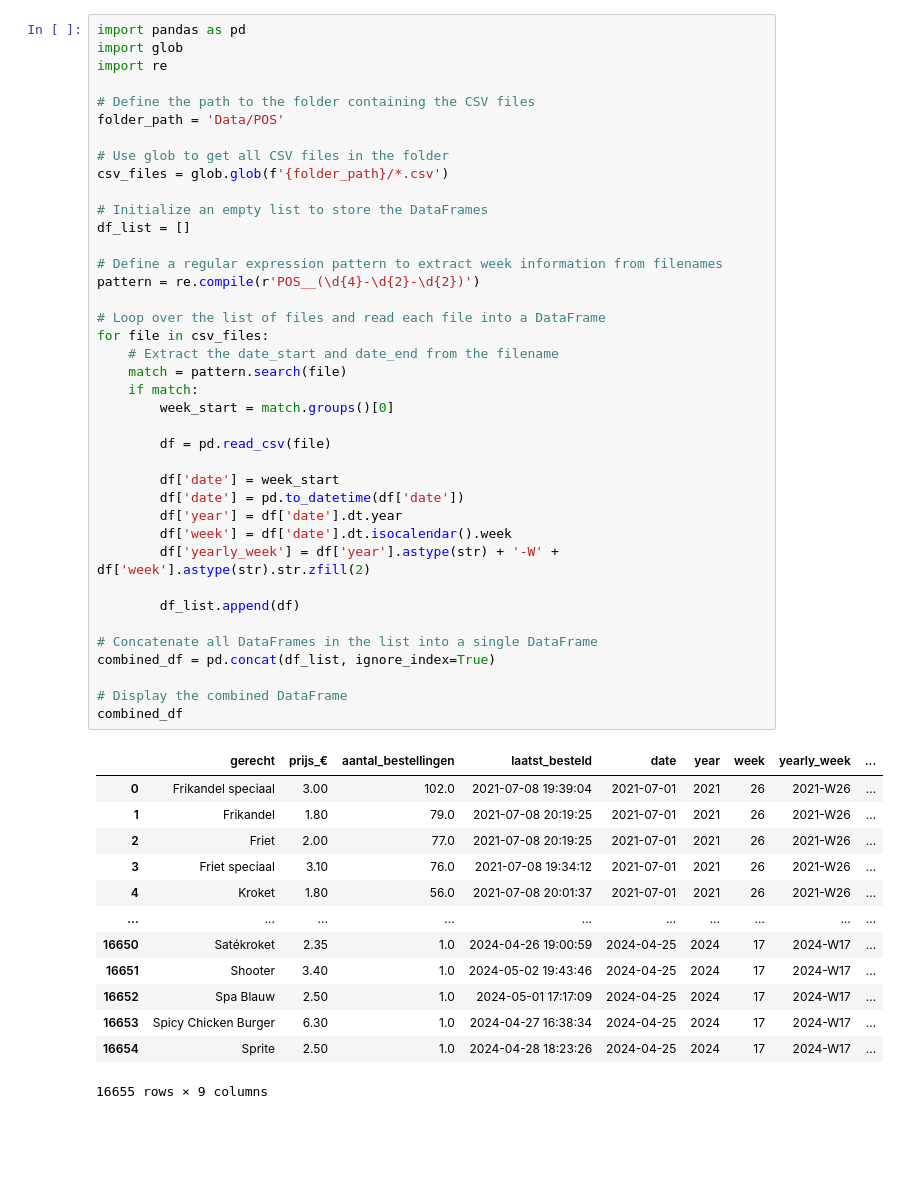
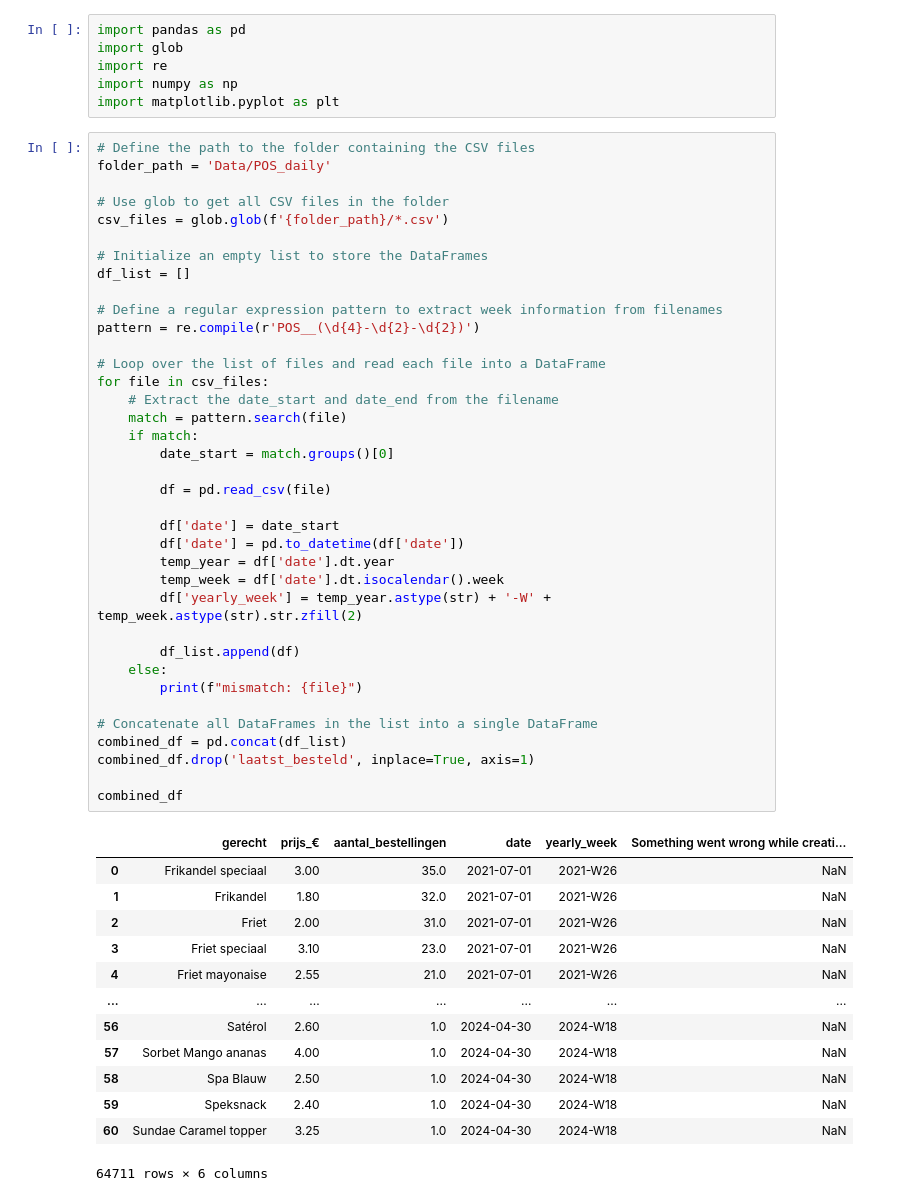
Before and after one commit to StevenLyy/S6-AI, a Jupyter notebook: data_challenge/data_challenge.ipynb, the cells around one changed output. Cells and saved outputs as stored; diff of their text form; blank space fills up the shorter version.

```diff
--- a/data_challenge/data_challenge.ipynb
+++ b/data_challenge/data_challenge.ipynb
@@ -1,53 +1,57 @@
+# %%
+import pandas as pd
+import glob
+import re
+import numpy as np
+import matplotlib.pyplot as plt
 # %%
-import pandas as pd
-import glob
-import re
-
 # Define the path to the folder containing the CSV files
-folder_path = 'Data/POS'
+folder_path = 'Data/POS_daily'
 
 # Use glob to get all CSV files in the folder
 csv_files = glob.glob(f'{folder_path}/*.csv')
 
 # Initialize an empty list to store the DataFrames
 df_list = []
 
 # Define a regular expression pattern to extract week information from filenames
 pattern = re.compile(r'POS__(\d{4}-\d{2}-\d{2})')
 
 # Loop over the list of files and read each file into a DataFrame
 for file in csv_files:
     # Extract the date_start and date_end from the filename
     match = pattern.search(file)
     if match:
-        week_start = match.groups()[0]
+        date_start = match.groups()[0]
 
         df = pd.read_csv(file)
 
-        df['date'] = week_start
+        df['date'] = date_start
         df['date'] = pd.to_datetime(df['date'])
-        df['year'] = df['date'].dt.year
-        df['week'] = df['date'].dt.isocalendar().week
-        df['yearly_week'] = df['year'].astype(str) + '-W' + df['week'].astype(str).str.zfill(2)
+        temp_year = df['date'].dt.year
+        temp_week = df['date'].dt.isocalendar().week
+        df['yearly_week'] = temp_year.astype(str) + '-W' + temp_week.astype(str).str.zfill(2)
 
         df_list.append(df)
+    else:
+        print(f"mismatch: {file}")
 
 # Concatenate all DataFrames in the list into a single DataFrame
-combined_df = pd.concat(df_list, ignore_index=True)
+combined_df = pd.concat(df_list)
+combined_df.drop('laatst_besteld', inplace=True, axis=1)
 
-# Display the combined DataFrame
 combined_df
 # %% [output]
-|  | gerecht | prijs_€ | aantal_bestellingen | laatst_besteld | date | year | week | yearly_week | ... |
-| 0 | Frikandel speciaal | 3.00 | 102.0 | 2021-07-08 19:39:04 | 2021-07-01 | 2021 | 26 | 2021-W26 | ... |
-| 1 | Frikandel | 1.80 | 79.0 | 2021-07-08 20:19:25 | 2021-07-01 | 2021 | 26 | 2021-W26 | ... |
-| 2 | Friet | 2.00 | 77.0 | 2021-07-08 20:19:25 | 2021-07-01 | 2021 | 26 | 2021-W26 | ... |
-| 3 | Friet speciaal | 3.10 | 76.0 | 2021-07-08 19:34:12 | 2021-07-01 | 2021 | 26 | 2021-W26 | ... |
-| 4 | Kroket | 1.80 | 56.0 | 2021-07-08 20:01:37 | 2021-07-01 | 2021 | 26 | 2021-W26 | ... |
-| ... | ... | ... | ... | ... | ... | ... | ... | ... | ... |
-| 16650 | Satékroket | 2.35 | 1.0 | 2024-04-26 19:00:59 | 2024-04-25 | 2024 | 17 | 2024-W17 | ... |
-| 16651 | Shooter | 3.40 | 1.0 | 2024-05-02 19:43:46 | 2024-04-25 | 2024 | 17 | 2024-W17 | ... |
-| 16652 | Spa Blauw | 2.50 | 1.0 | 2024-05-01 17:17:09 | 2024-04-25 | 2024 | 17 | 2024-W17 | ... |
-| 16653 | Spicy Chicken Burger | 6.30 | 1.0 | 2024-04-27 16:38:34 | 2024-04-25 | 2024 | 17 | 2024-W17 | ... |
-| 16654 | Sprite | 2.50 | 1.0 | 2024-04-28 18:23:26 | 2024-04-25 | 2024 | 17 | 2024-W17 | ... |
+|  | gerecht | prijs_€ | aantal_bestellingen | date | yearly_week | Something went wrong while creati... |
+| 0 | Frikandel speciaal | 3.00 | 35.0 | 2021-07-01 | 2021-W26 | NaN |
+| 1 | Frikandel | 1.80 | 32.0 | 2021-07-01 | 2021-W26 | NaN |
+| 2 | Friet | 2.00 | 31.0 | 2021-07-01 | 2021-W26 | NaN |
+| 3 | Friet speciaal | 3.10 | 23.0 | 2021-07-01 | 2021-W26 | NaN |
+| 4 | Friet mayonaise | 2.55 | 21.0 | 2021-07-01 | 2021-W26 | NaN |
+| ... | ... | ... | ... | ... | ... | ... |
+| 56 | Satérol | 2.60 | 1.0 | 2024-04-30 | 2024-W18 | NaN |
+| 57 | Sorbet Mango ananas | 4.00 | 1.0 | 2024-04-30 | 2024-W18 | NaN |
+| 58 | Spa Blauw | 2.50 | 1.0 | 2024-04-30 | 2024-W18 | NaN |
+| 59 | Speksnack | 2.40 | 1.0 | 2024-04-30 | 2024-W18 | NaN |
+| 60 | Sundae Caramel topper | 3.25 | 1.0 | 2024-04-30 | 2024-W18 | NaN |
-16655 rows × 9 columns
+64711 rows × 6 columns
```
Also changed, not shown: parts of 5 cells of this notebook.
